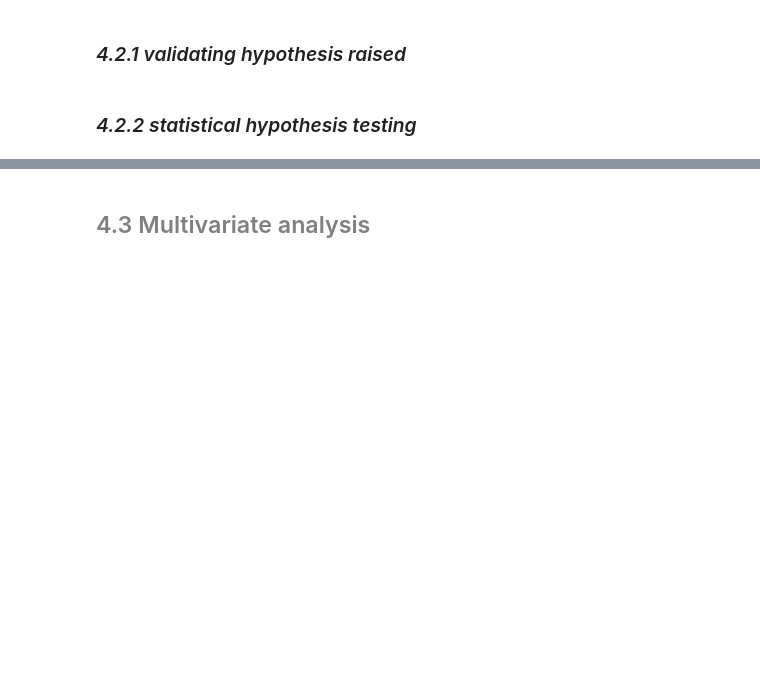
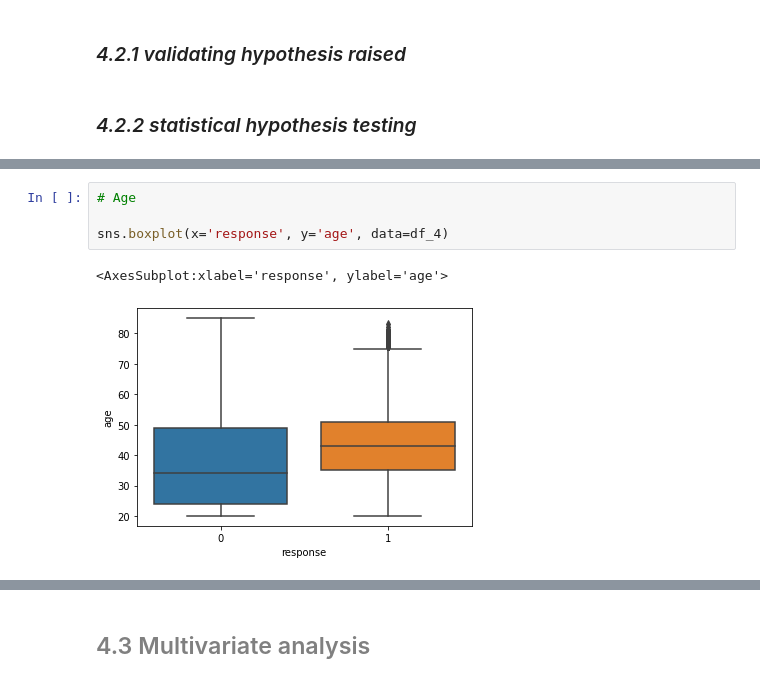
Before and after one commit to GustavoHBDuarte/health-insurance, a Jupyter notebook: notebook_main.ipynb, the cells around one changed output, grey strips where cells are left out. Drawn from its saved outputs; the diff is of its cells as text; blank space fills up the shorter version.

```diff
--- a/notebook_main.ipynb
+++ b/notebook_main.ipynb
@@ -626,0 +720,7 @@ sns.countplot(df['response'])
+# %%
+# Age
+
+sns.boxplot(x='response', y='age', data=df_4)
+# %% [output]
+<AxesSubplot:xlabel='response', ylabel='age'>
+[figure, added]
```
Also changed, not shown: parts of 62 cells of this notebook.
